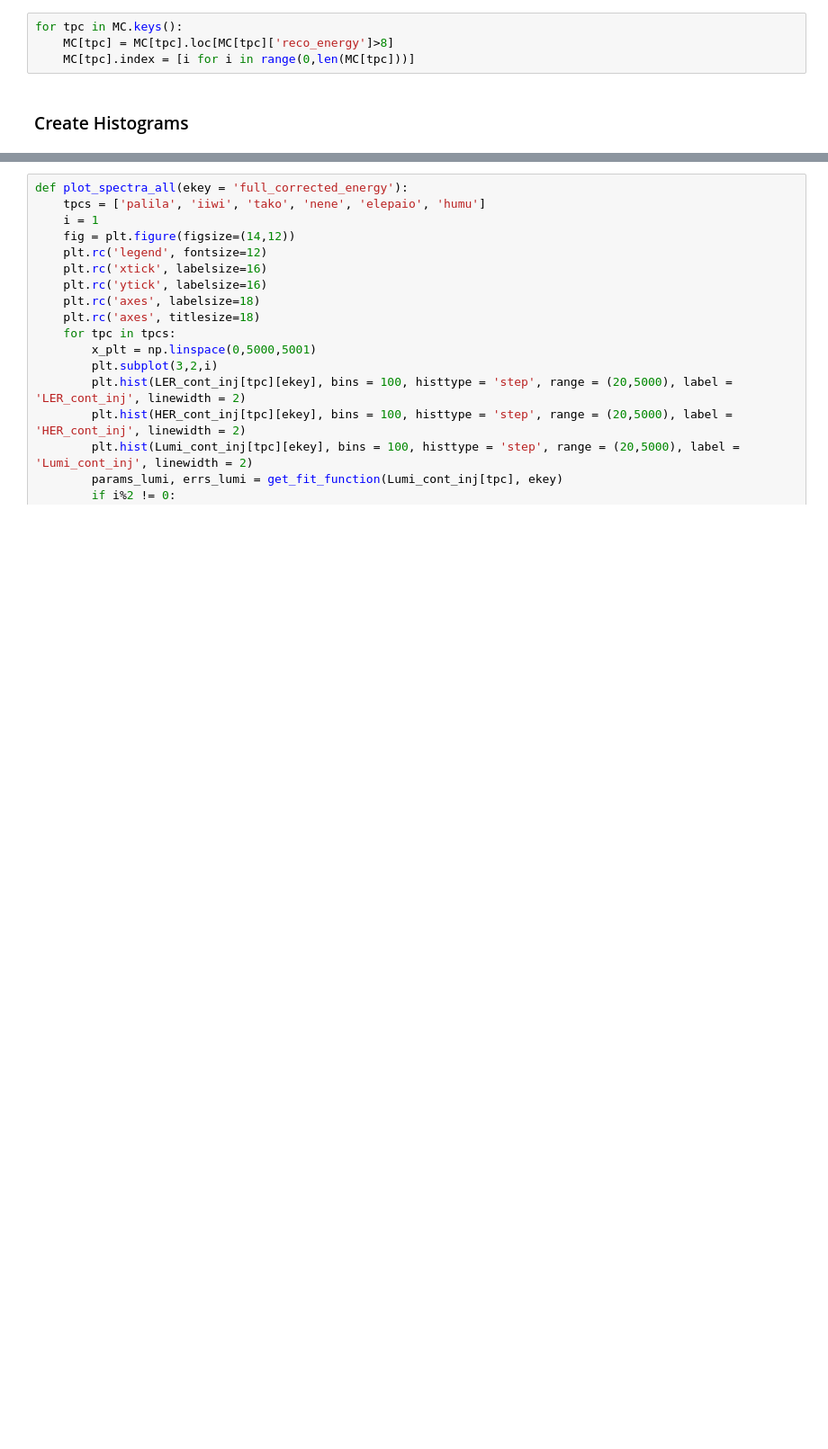
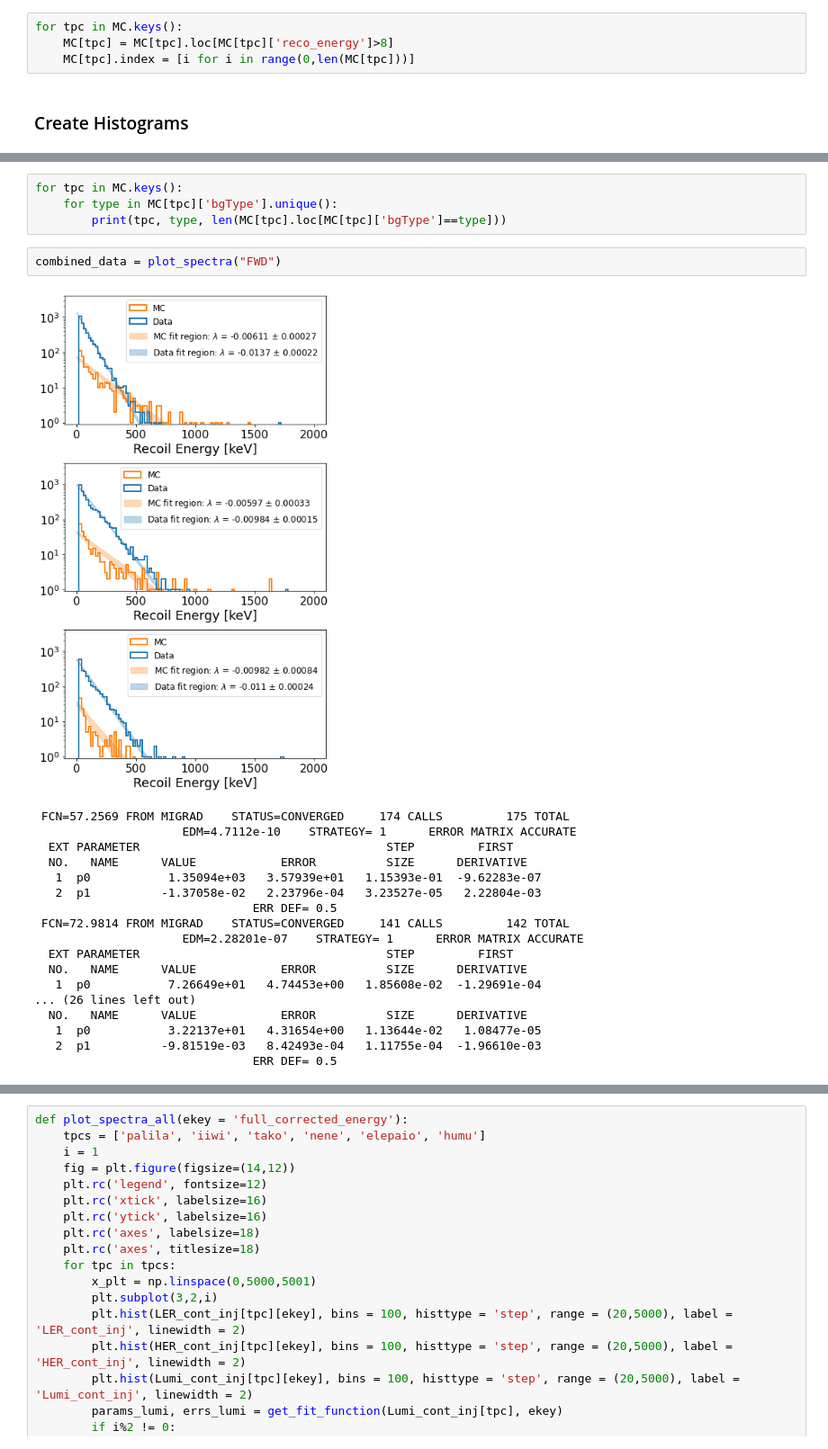
Before and after one commit to jschuel/jeff_workspace, a Jupyter notebook: analysis/phase3/Spectra_and_angular_plots.ipynb, the cells around one changed output, grey strips where cells are left out. Shown at 90% size. Saved outputs shown, nothing was run; the diff lists cells and outputs as text; blank space fills up the shorter version.

```diff
--- a/analysis/phase3/Spectra_and_angular_plots.ipynb
+++ b/analysis/phase3/Spectra_and_angular_plots.ipynb
@@ -234,0 +213,25 @@ Warning in <TCanvas::Constructor>: Deleting canvas with same name: c1
+# %%
+for tpc in MC.keys():
+    for type in MC[tpc]['bgType'].unique():
+        print(tpc, type, len(MC[tpc].loc[MC[tpc]['bgType']==type]))
+# %%
+combined_data = plot_spectra("FWD")
+# %% [output]
+[figure, added]
+ FCN=57.2569 FROM MIGRAD    STATUS=CONVERGED     174 CALLS         175 TOTAL
+                     EDM=4.7112e-10    STRATEGY= 1      ERROR MATRIX ACCURATE
+  EXT PARAMETER                                   STEP         FIRST
+  NO.   NAME      VALUE            ERROR          SIZE      DERIVATIVE
+   1  p0           1.35094e+03   3.57939e+01   1.15393e-01  -9.62283e-07
+   2  p1          -1.37058e-02   2.23796e-04   3.23527e-05   2.22804e-03
+                               ERR DEF= 0.5
+ FCN=72.9814 FROM MIGRAD    STATUS=CONVERGED     141 CALLS         142 TOTAL
+                     EDM=2.28201e-07    STRATEGY= 1      ERROR MATRIX ACCURATE
+  EXT PARAMETER                                   STEP         FIRST
+  NO.   NAME      VALUE            ERROR          SIZE      DERIVATIVE
+   1  p0           7.26649e+01   4.74453e+00   1.85608e-02  -1.29691e-04
+... (26 lines left out)
+  NO.   NAME      VALUE            ERROR          SIZE      DERIVATIVE
+   1  p0           3.22137e+01   4.31654e+00   1.13644e-02   1.08477e-05
+   2  p1          -9.81519e-03   8.42493e-04   1.11755e-04  -1.96610e-03
+                               ERR DEF= 0.5
```
Also changed, not shown: parts of 15 cells of this notebook, 7 other files.
